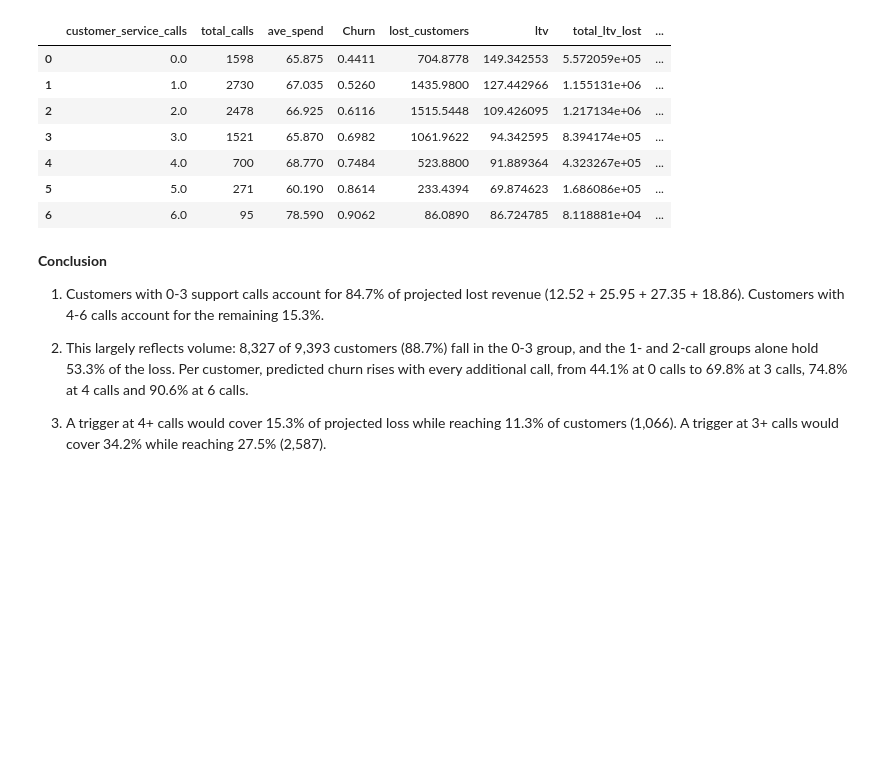
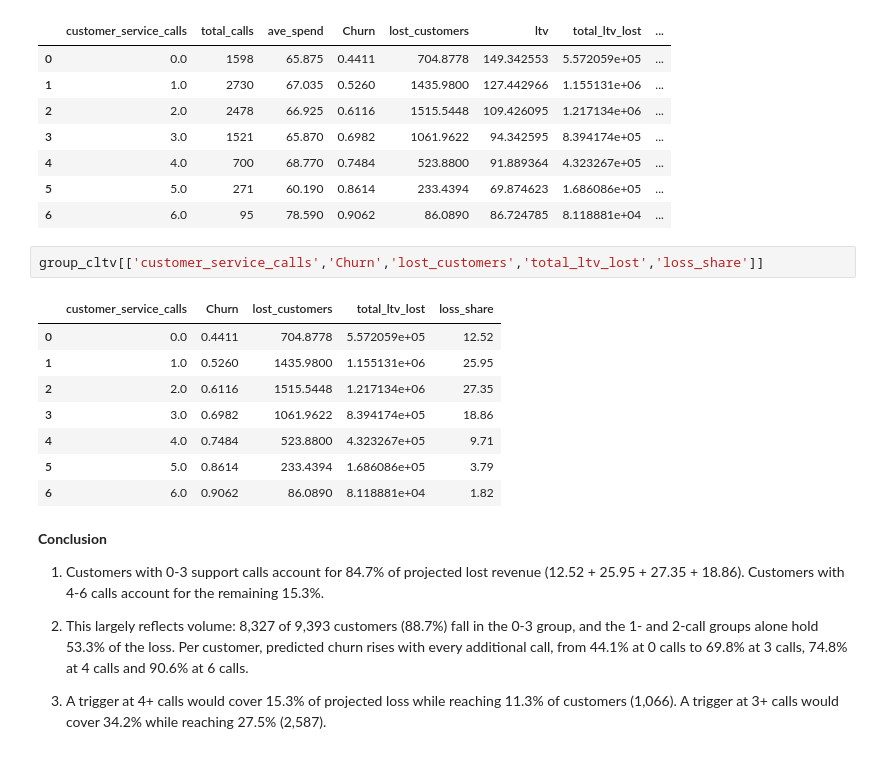
Before and after one commit to JL-Moreno021/Customer-Churn-Audit, a Jupyter notebook: Calls_Inactivity_Churn_Analysis/Calls_Inactivity_Churn_Analysis.ipynb, the cells around one changed output. Saved outputs shown, nothing was run; the diff lists cells and outputs as text; blank space fills up the shorter version.

```diff
--- a/Calls_Inactivity_Churn_Analysis/Calls_Inactivity_Churn_Analysis.ipynb
+++ b/Calls_Inactivity_Churn_Analysis/Calls_Inactivity_Churn_Analysis.ipynb
@@ -506,6 +520,17 @@ group_cltv
 | 4 | 4.0 | 700 | 68.770 | 0.7484 | 523.8800 | 91.889364 | 4.323267e+05 | ... |
 | 5 | 5.0 | 271 | 60.190 | 0.8614 | 233.4394 | 69.874623 | 1.686086e+05 | ... |
 | 6 | 6.0 | 95 | 78.590 | 0.9062 | 86.0890 | 86.724785 | 8.118881e+04 | ... |
+# %%
+group_cltv[['customer_service_calls','Churn','lost_customers','total_ltv_lost','loss_share']]
+# %% [output]
+|  | customer_service_calls | Churn | lost_customers | total_ltv_lost | loss_share |
+| 0 | 0.0 | 0.4411 | 704.8778 | 5.572059e+05 | 12.52 |
+| 1 | 1.0 | 0.5260 | 1435.9800 | 1.155131e+06 | 25.95 |
+| 2 | 2.0 | 0.6116 | 1515.5448 | 1.217134e+06 | 27.35 |
+| 3 | 3.0 | 0.6982 | 1061.9622 | 8.394174e+05 | 18.86 |
+| 4 | 4.0 | 0.7484 | 523.8800 | 4.323267e+05 | 9.71 |
+| 5 | 5.0 | 0.8614 | 233.4394 | 1.686086e+05 | 3.79 |
+| 6 | 6.0 | 0.9062 | 86.0890 | 8.118881e+04 | 1.82 |
 # %% [markdown]
 **Conclusion**
 
```
Also changed, not shown: parts of 4 cells of this notebook, 6 other files.
